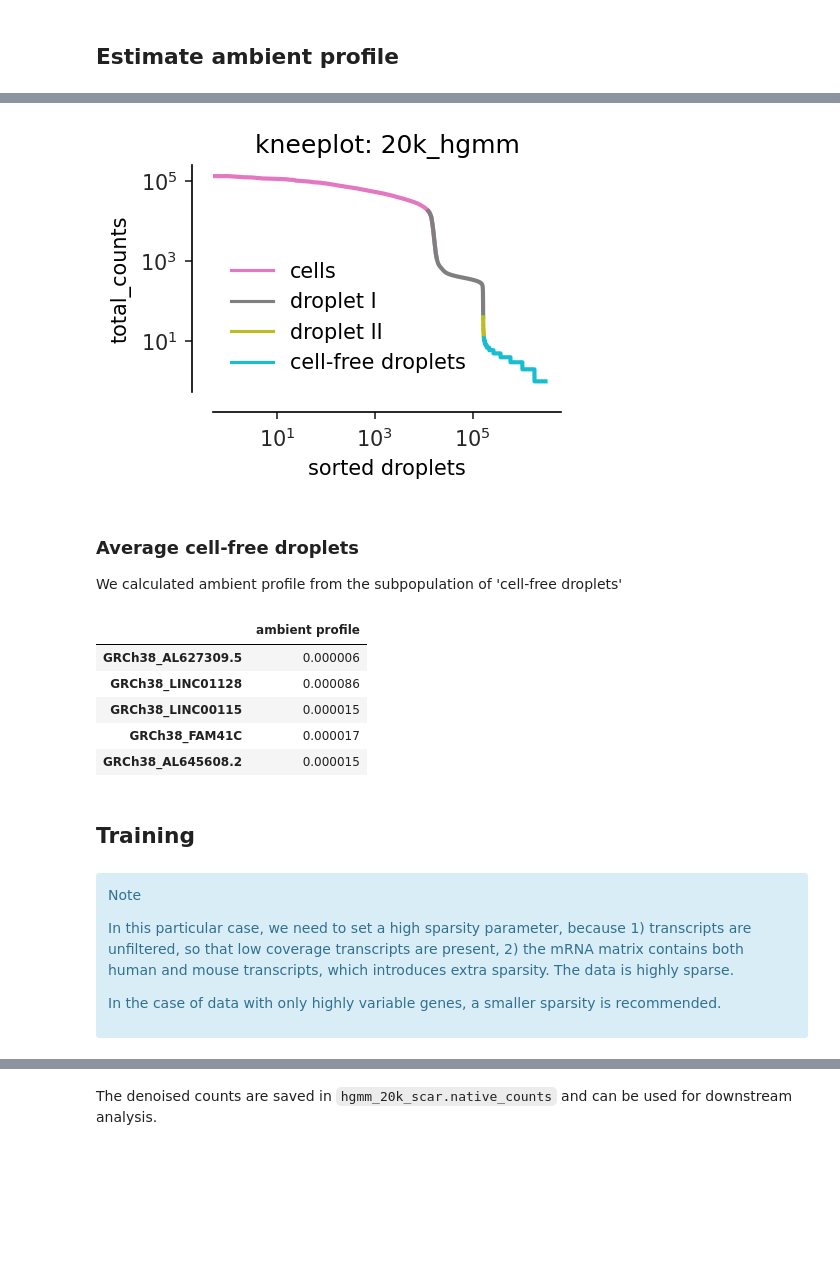
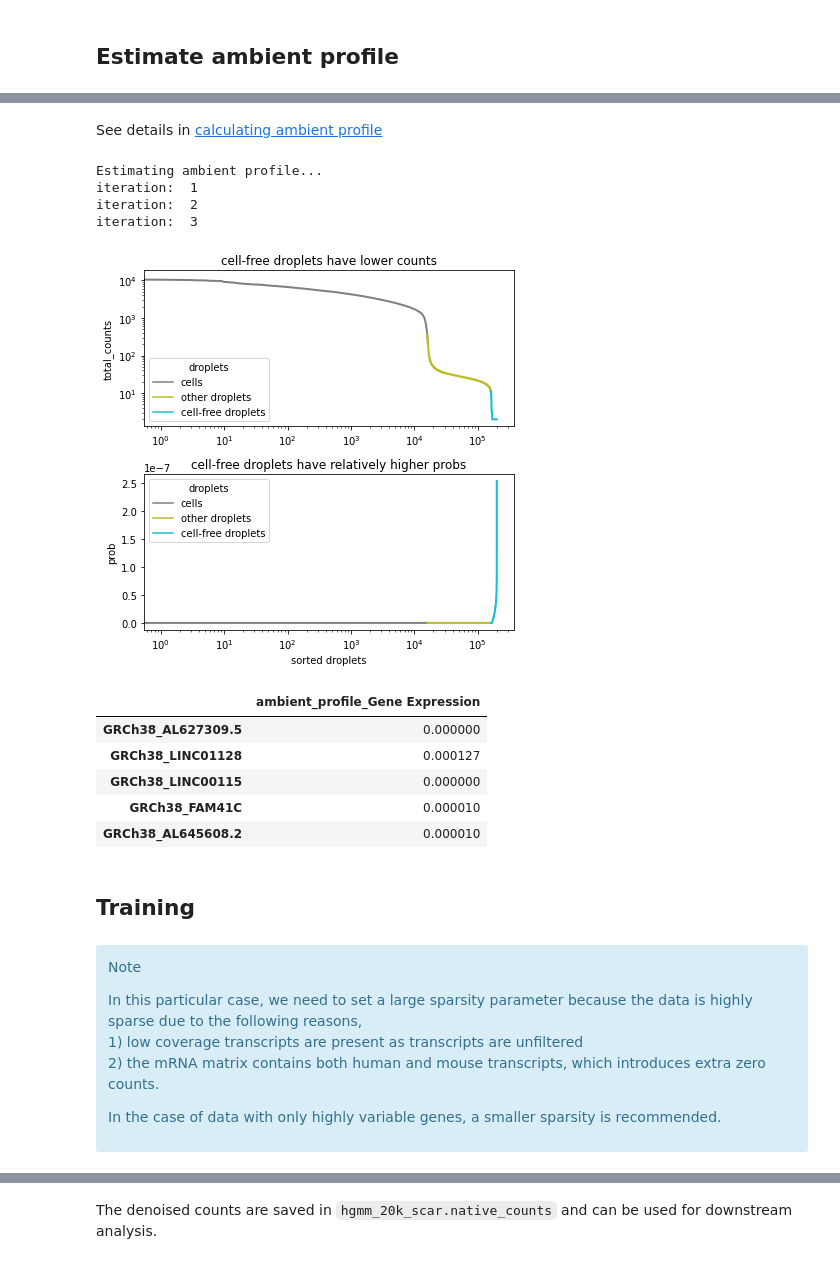
Before and after one commit to Novartis/scar, a Jupyter notebook: docs/tutorials/scAR_tutorial_mRNA_denoising.ipynb, the cells around one changed output, grey strips where cells are left out. Drawn from its saved outputs; the diff is of its cells as text; code cells hidden in the pictures; blank space fills up the shorter version.

```diff
--- a/docs/tutorials/scAR_tutorial_mRNA_denoising.ipynb
+++ b/docs/tutorials/scAR_tutorial_mRNA_denoising.ipynb
@@ -121,47 +99,28 @@ The thresholds (12 and 40) are experiment-specific. We currently manually determ
-# %%
-plt.figure(figsize=(3, 2), dpi=150)
-
-ax = sns.lineplot(data = all_droplets,
-                  x='rank',
-                  y='total_counts',
-                  hue='droplets',
-                  hue_order=['cells', 'droplet I', 'droplet II', 'cell-free droplets'],
-                  palette=sns.color_palette()[-4:],
-                  markers=False,
-                  lw=2,
-                  ci=None)
-
-ax.set_xscale('log')
-ax.set_yscale('log')
-ax.set_xlabel('sorted droplets');
-ax.legend(loc='lower left', ncol=1, title=None, frameon=False)
-ax.set_title(f'kneeplot: 20k_hgmm')
-
-sns.set_palette("muted")
-sns.set_style("ticks")
-sns.despine(offset=10, trim=False);
-# %% [output]
-[figure, removed]
-# %% [markdown]
-### Average cell-free droplets
-
-We calculated ambient profile from the subpopulation of 'cell-free droplets'
-# %%
-cell_free = hgmm_20k_raw[hgmm_20k_raw.obs_names.isin(all_droplets[all_droplets['droplets']=='cell-free droplets'].index)]
-
-cell_free = cell_free[:, hgmm_20k.var_names]
-
-# average and normalize the transcript in cell-free droplets.
-ambient_profile = pd.DataFrame((cell_free.X.sum(axis=0)/cell_free.X.sum()).A1, index = hgmm_20k.var_names, columns = ['ambient profile'])
-
-ambient_profile.head()
-# %% [output]
-|  | ambient profile |
-| GRCh38_AL627309.5 | 0.000006 |
-| GRCh38_LINC01128 | 0.000086 |
-| GRCh38_LINC00115 | 0.000015 |
-| GRCh38_FAM41C | 0.000017 |
-| GRCh38_AL645608.2 | 0.000015 |
+# %% [markdown]
+See details in [calculating ambient profile](https://scar-tutorials.readthedocs.io/en/latest/tutorials/scAR_tutorial_ambient_profile.html)
+# %%
+setup_anndata(
+    adata = hgmm_20k,
+    raw_adata = hgmm_20k_raw,
+    prob = 0.995,
+    kneeplot = True
+)
+# %% [output]
+Estimating ambient profile...
+iteration:  1
+iteration:  2
+iteration:  3
+[figure, added]
+# %%
+ambient_profile = hgmm_20k.uns["ambient_profile_Gene Expression"]
+ambient_profile.head()
+# %% [output]
+|  | ambient_profile_Gene Expression |
+| GRCh38_AL627309.5 | 0.000000 |
+| GRCh38_LINC01128 | 0.000127 |
+| GRCh38_LINC00115 | 0.000000 |
+| GRCh38_FAM41C | 0.000010 |
+| GRCh38_AL645608.2 | 0.000010 |
 # %% [markdown]
 ## Training
 # %% [markdown]
@@ -169,7 +128,9 @@ ambient_profile.head()
 
 Note
 
-In this particular case, we need to set a high sparsity parameter, because 1) transcripts are unfiltered, so that low coverage transcripts are present, 2) the mRNA matrix contains both human and mouse transcripts, which introduces extra sparsity. The data is highly sparse.
+In this particular case, we need to set a large sparsity parameter because the data is highly sparse due to the following reasons,
+    1) low coverage transcripts are present as transcripts are unfiltered
+    2) the mRNA matrix contains both human and mouse transcripts, which introduces extra zero counts.
 
 In the case of data with only highly variable genes, a smaller sparsity is recommended.
 
```
Also changed, not shown: parts of 8 cells of this notebook, 17 other files.
